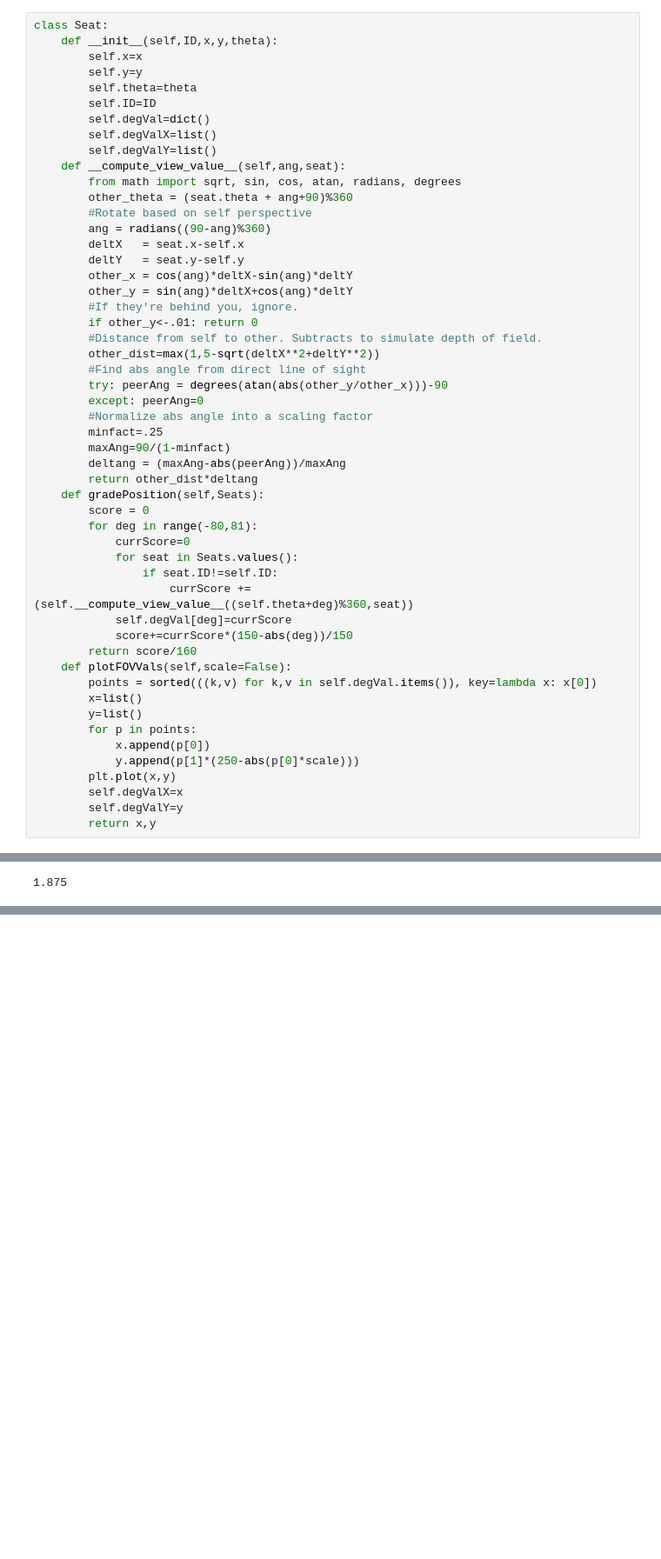
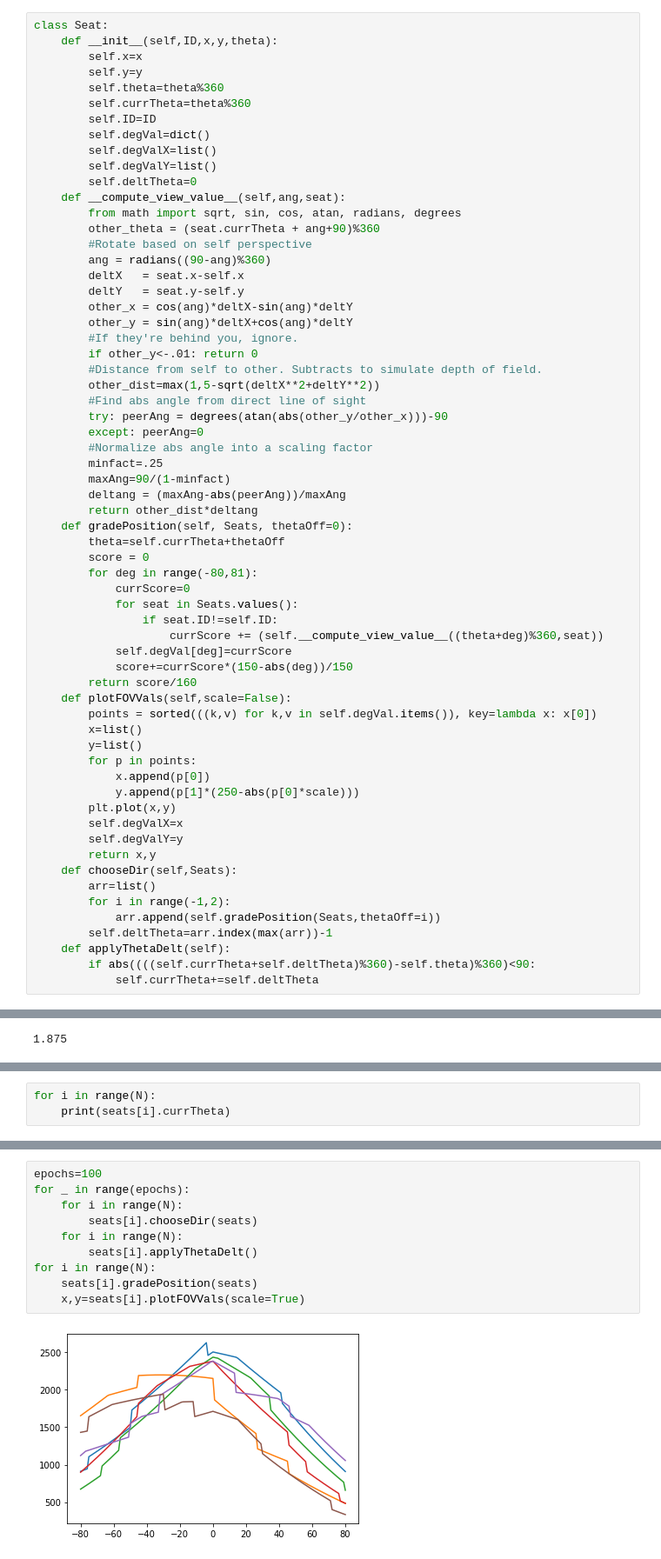
Before and after one commit to Suhas7/mas-tables, a Jupyter notebook: Round1.ipynb, the cells around one changed output, grey strips where cells are left out. Shown: that part at 87% size. Cells and saved outputs as stored; diff of their text form; blank space fills up the shorter version.

```diff
--- a/Round1.ipynb
+++ b/Round1.ipynb
@@ -10,14 +12,16 @@ class Seat:
     def __init__(self,ID,x,y,theta):
         self.x=x
         self.y=y
-        self.theta=theta
+        self.theta=theta%360
+        self.currTheta=theta%360
         self.ID=ID
         self.degVal=dict()
         self.degValX=list()
         self.degValY=list()
+        self.deltTheta=0
     def __compute_view_value__(self,ang,seat):
         from math import sqrt, sin, cos, atan, radians, degrees
-        other_theta = (seat.theta + ang+90)%360
+        other_theta = (seat.currTheta + ang+90)%360
         #Rotate based on self perspective
         ang = radians((90-ang)%360)
         deltX   = seat.x-self.x
@@ -36,13 +40,14 @@ class Seat:
         maxAng=90/(1-minfact)
         deltang = (maxAng-abs(peerAng))/maxAng
         return other_dist*deltang
-    def gradePosition(self,Seats):
+    def gradePosition(self, Seats, thetaOff=0):
+        theta=self.currTheta+thetaOff
         score = 0
         for deg in range(-80,81):
             currScore=0
             for seat in Seats.values():
                 if seat.ID!=self.ID:
-                    currScore += (self.__compute_view_value__((self.theta+deg)%360,seat))
+                    currScore += (self.__compute_view_value__((theta+deg)%360,seat))
             self.degVal[deg]=currScore
             score+=currScore*(150-abs(deg))/150
         return score/160
@@ -57,3 +62,11 @@ class Seat:
         self.degValX=x
         self.degValY=y
         return x,y
+    def chooseDir(self,Seats):
+        arr=list()
+        for i in range(-1,2):
+            arr.append(self.gradePosition(Seats,thetaOff=i))
+        self.deltTheta=arr.index(max(arr))-1
+    def applyThetaDelt(self):
+        if abs((((self.currTheta+self.deltTheta)%360)-self.theta)%360)<90:
+            self.currTheta+=self.deltTheta
@@ -87,3 +104,6 @@ for i in range(N):
     x,y=seats[i].plotFOVVals(scale=True)
 # %% [output]
 [figure]
+# %%
+for i in range(N):
+    print(seats[i].currTheta)
@@ -89,0 +119,12 @@ for i in range(N):
+# %%
+epochs=100
+for _ in range(epochs):
+    for i in range(N):
+        seats[i].chooseDir(seats)
+    for i in range(N):
+        seats[i].applyThetaDelt()
+for i in range(N):
+    seats[i].gradePosition(seats)
+    x,y=seats[i].plotFOVVals(scale=True)
+# %% [output]
+[figure, added]
```
Also changed, not shown: parts of 6 cells of this notebook.
